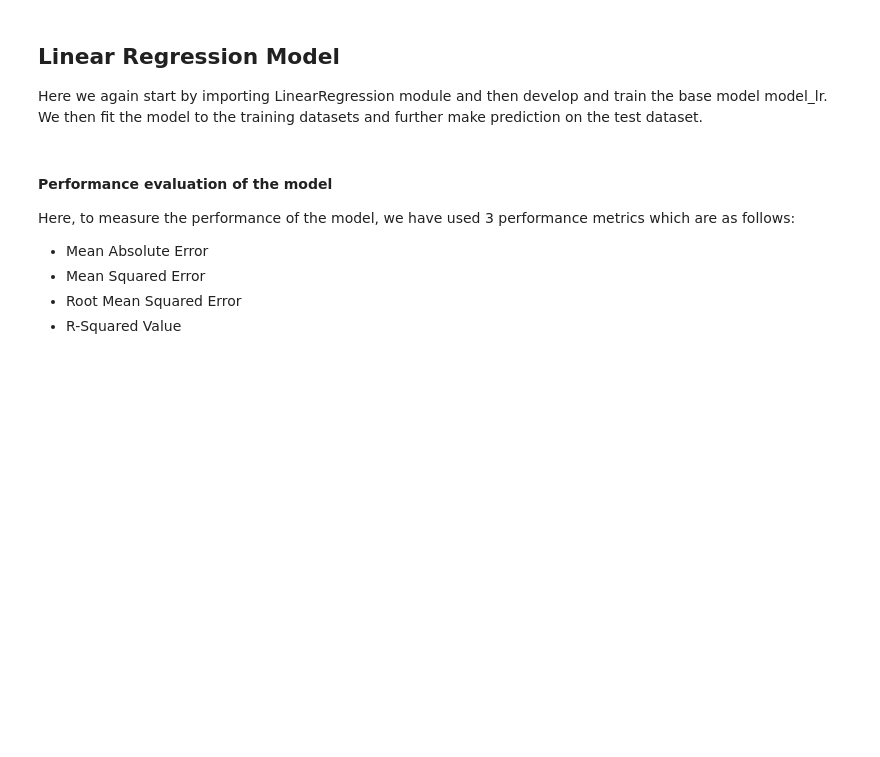
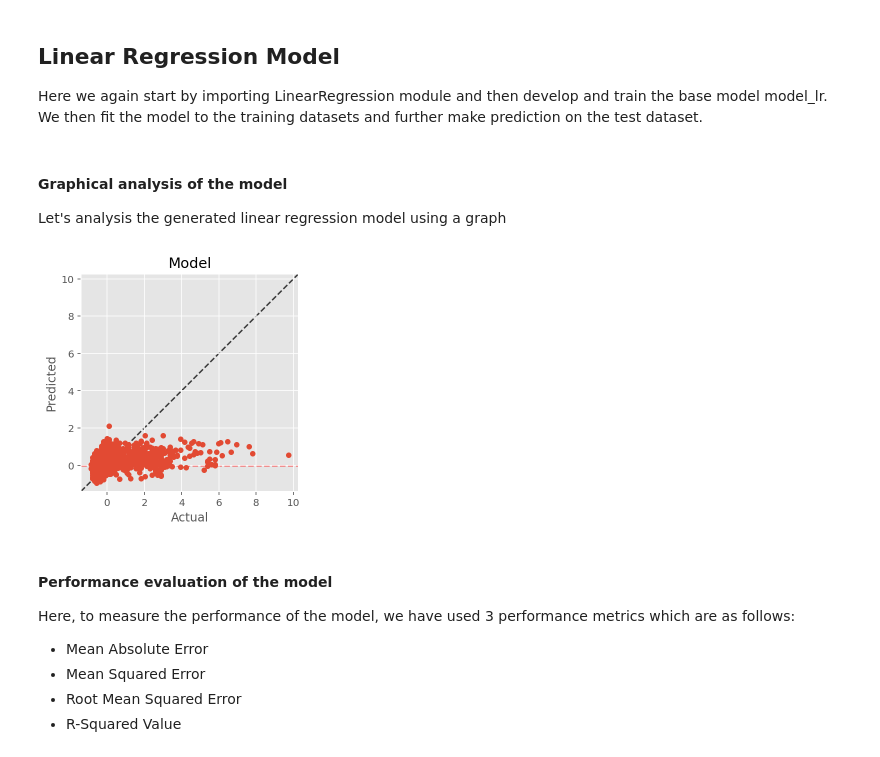
Before and after one commit to maansiarora/ML-Assignment2, a Jupyter notebook: main.ipynb, the cells around one changed output. Saved outputs shown, nothing was run; the diff lists cells and outputs as text; code cells hidden in the pictures; blank space fills up the shorter version.

```diff
--- a/main.ipynb
+++ b/main.ipynb
@@ -564,6 +602,31 @@ model_lr = LinearRegression(normalize=True).fit(X_train_sc, y_train_sc)
 
 # predicting the values for the test dataset
 y_pred = model_lr.predict(X_test_sc)
+# %% [markdown]
+#### Graphical analysis of the model
+Let's analysis the generated linear regression model using a graph
+# %%
+fig, ax = plt.subplots()
+ax.scatter(y_test_sc, y_pred, s=25, cmap=plt.cm.coolwarm, zorder=10)
+
+lims = [
+    np.min([ax.get_xlim(), ax.get_ylim()]),  # min of both axes
+    np.max([ax.get_xlim(), ax.get_ylim()]),  # max of both axes
+]
+
+ax.plot(lims, lims, 'k--', alpha=0.75, zorder=0)
+ax.plot(lims, [np.mean(y_train_sc),]*2, 'r--', alpha=0.75, zorder=0)
+ax.set_aspect('equal')
+ax.set_xlim(lims)
+ax.set_ylim(lims)
+
+plt.title('Model')
+plt.xlabel('Actual')
+plt.ylabel('Predicted')
+
+plt.show()
+# %% [output]
+[figure, added]
 # %% [markdown]
 #### Performance evaluation of the model
 
```
Also changed, not shown: parts of 17 cells of this notebook.
